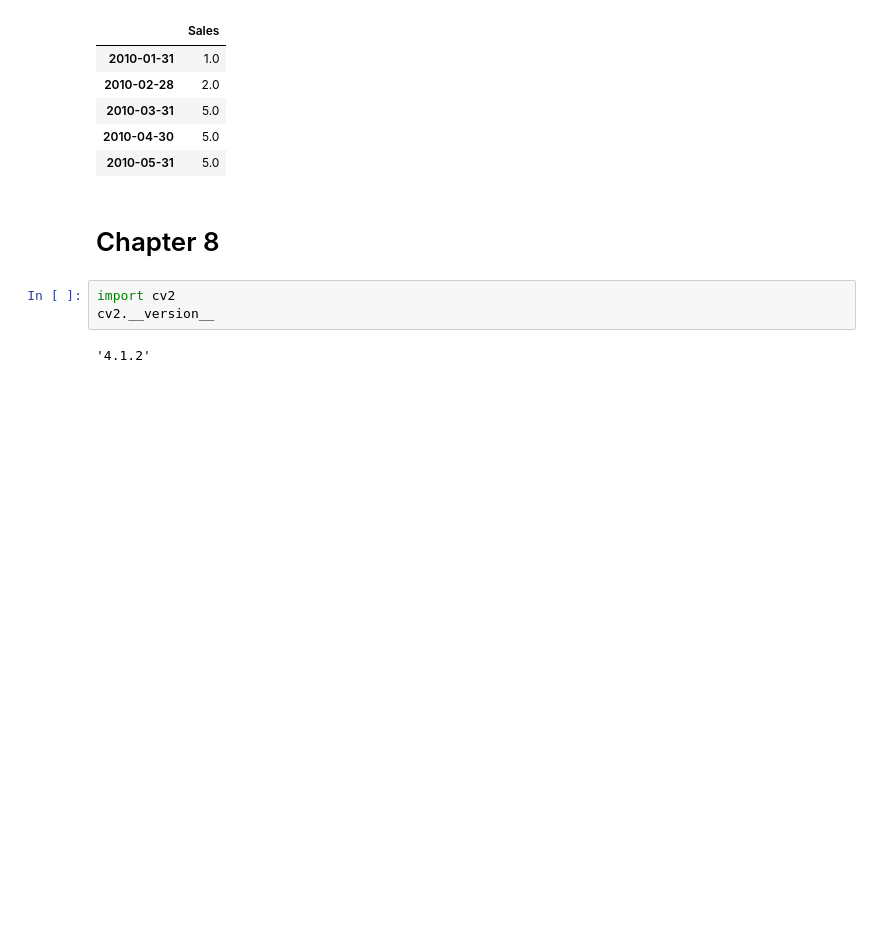
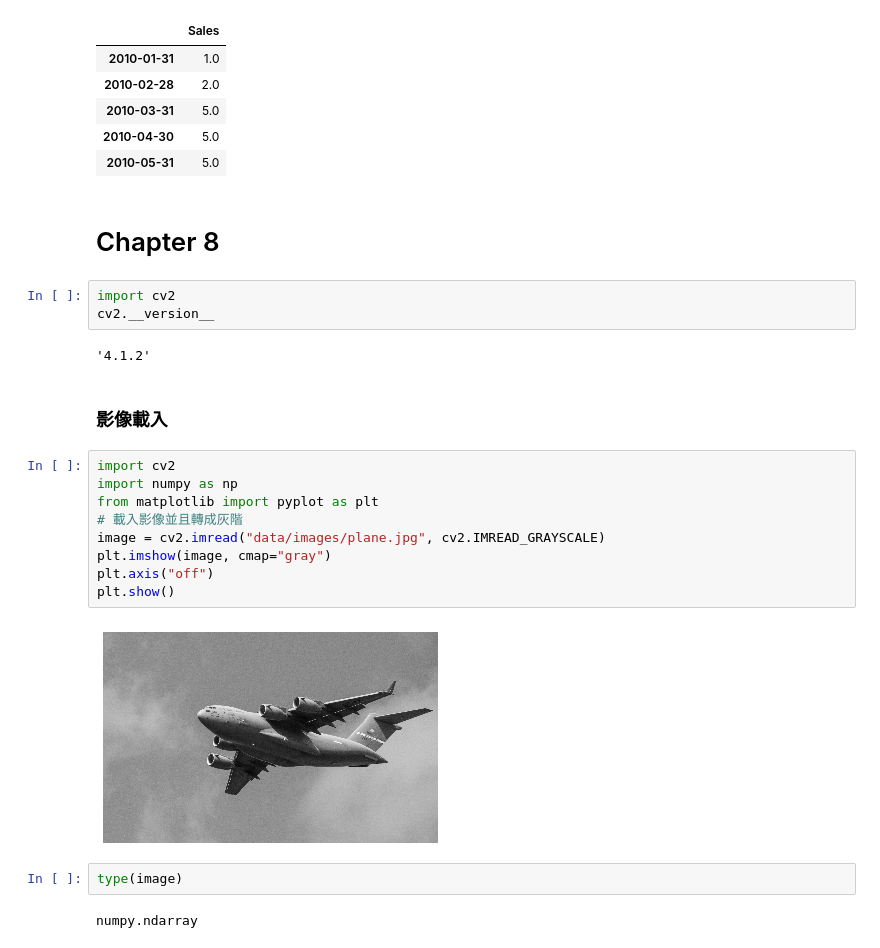
Before and after one commit to sychen6192/python_notes, a Jupyter notebook: 錦囊妙計ch7~ch8.ipynb, the cells around one changed output. Cells and saved outputs as stored; diff of their text form; blank space fills up the shorter version.

```diff
--- a/錦囊妙計ch7~ch8.ipynb
+++ b/錦囊妙計ch7~ch8.ipynb
@@ -291,3 +291,20 @@ import cv2
 cv2.__version__
 # %% [output]
 '4.1.2'
+# %% [markdown]
+### 影像載入
+# %%
+import cv2
+import numpy as np
+from matplotlib import pyplot as plt
+# 載入影像並且轉成灰階
+image = cv2.imread("data/images/plane.jpg", cv2.IMREAD_GRAYSCALE)
+plt.imshow(image, cmap="gray")
+plt.axis("off")
+plt.show()
+# %% [output]
+[figure, added]
+# %%
+type(image)
+# %% [output]
+numpy.ndarray
```
Also changed, not shown: parts of 65 cells of this notebook.
